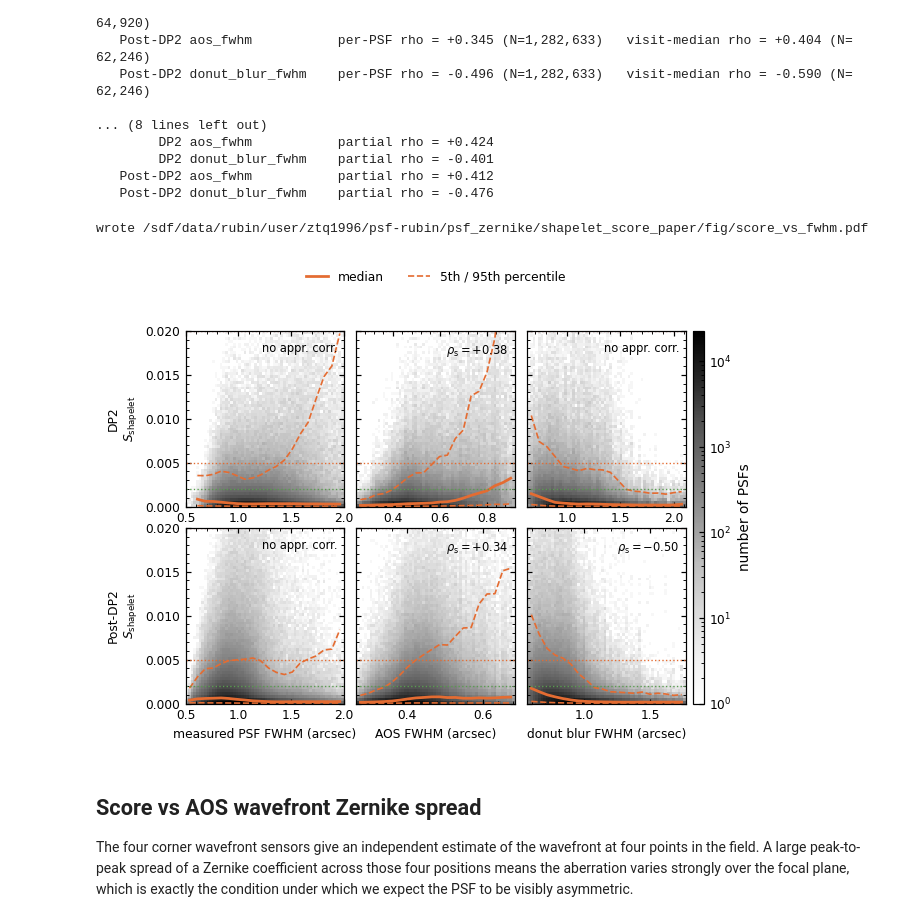
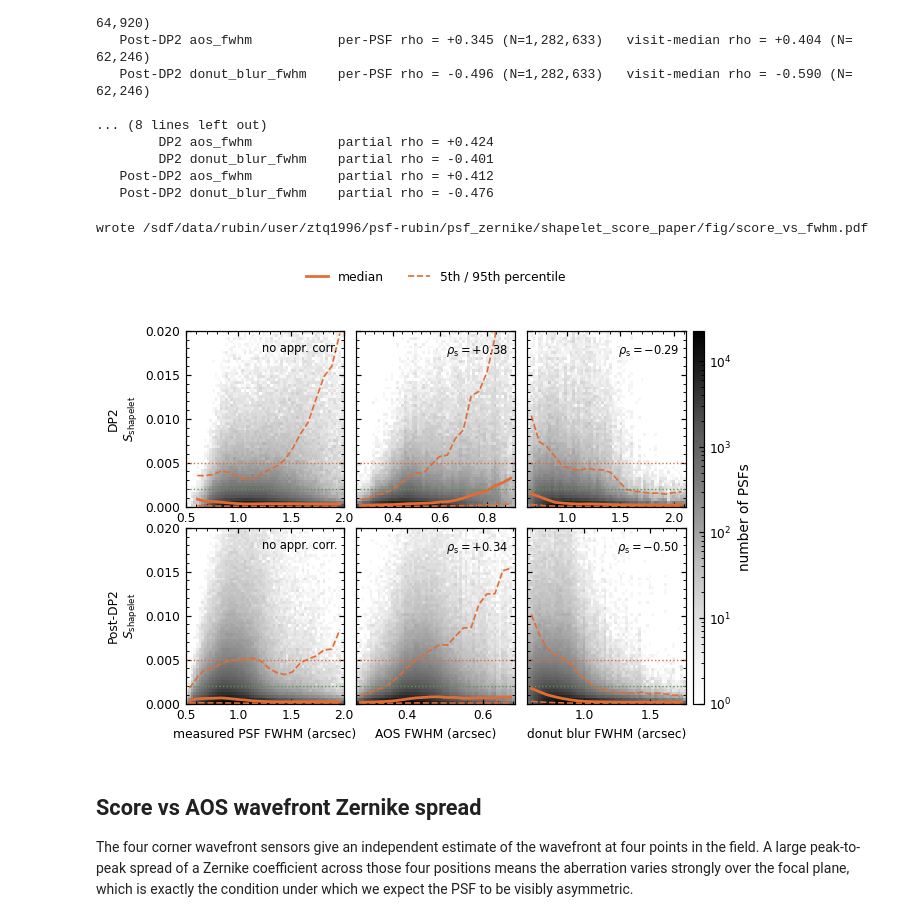
Before and after one commit to ztq1996/shapelet_score_paper, a Jupyter notebook: nb/06_conditions_optics.ipynb, the cells around one changed output. Drawn from its saved outputs; the diff is of its cells as text; code cells hidden in the pictures.

```diff
--- a/nb/06_conditions_optics.ipynb
+++ b/nb/06_conditions_optics.ipynb
@@ -172,35 +172,38 @@ for i, (epoch, _) in enumerate(EPOCHS.items()):
 
         for e, name in zip(TIER_EDGES, ['MEDIUM', 'HIGH', 'VERY HIGH']):
             ax.axhline(e, color=TIER_COLORS[name], ls=':', lw=0.9)
 
+        # Quote the coefficient where it reaches |rho| = 0.25; below that the
+        # paper describes the relation qualitatively.
+        RHO_MIN = 0.25
         rho = corr[(epoch, c)][0]
         ax.text(0.96, 0.93,
-                rf'$\rho_{{\rm s}}={rho:+.2f}$' if abs(rho) >= 0.3 else 'no appr. corr.',
+                rf'$\rho_{{\rm s}}={rho:+.2f}$' if abs(rho) >= RHO_MIN else 'no appr. corr.',
                 transform=ax.transAxes, ha='right', va='top', fontsize=7.5)
         ax.set_xlim(xlo, xhi)
         if i == 1:
             ax.set_xlabel(lab, fontsize=8)
         if j == 0:
             ax.set_ylabel(f'{epoch}\n' + r'$S_{\rm shapelet}$', fontsize=8)
         ax.yaxis.set_minor_locator(MultipleLocator(0.001))
         ax.yaxis.set_major_locator(MultipleLocator(0.005))
 
 for j, (c, _) in enumerate(COND):
     lo, hi = axes[0, j].get_xlim()
     step = 0.5 if (hi - lo) > 1.0 else (0.2 if (hi - lo) > 0.4 else 0.1)
     for i in (0, 1):
         axes[i, j].xaxis.set_major_locator(MultipleLocator(step))
         axes[i, j].xaxis.set_minor_locator(MultipleLocator(step / 5))
 
 fig.legend(handles=[lmed, l95], loc='lower center', ncol=2, frameon=False,
            fontsize=8, bbox_to_anchor=(0.45, 0.955), handlelength=1.8)
 fig.colorbar(h[3], ax=axes, label='number of PSFs', pad=0.012, aspect=34)
 
 fig.savefig(FIG / 'score_vs_fwhm.pdf')
 print('wrote', FIG / 'score_vs_fwhm.pdf')
 # %% [output]
 wrote /sdf/data/rubin/user/ztq1996/psf-rubin/psf_zernike/shapelet_score_paper/fig/score_vs_fwhm.pdf
-[figure, old version]
+[figure, new version]
 # %% [markdown]
 ## Score vs AOS wavefront Zernike spread
 
```
Also changed, not shown: 3 other files.
